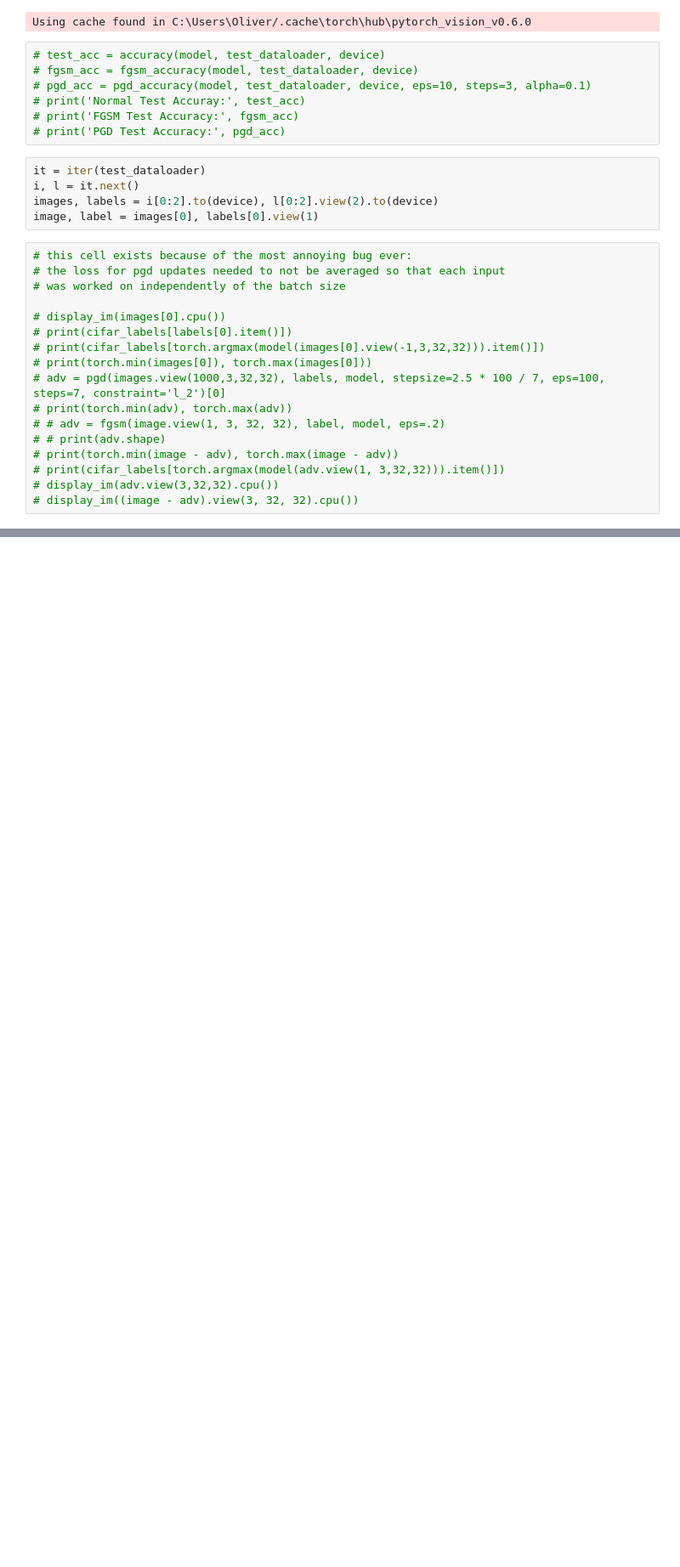
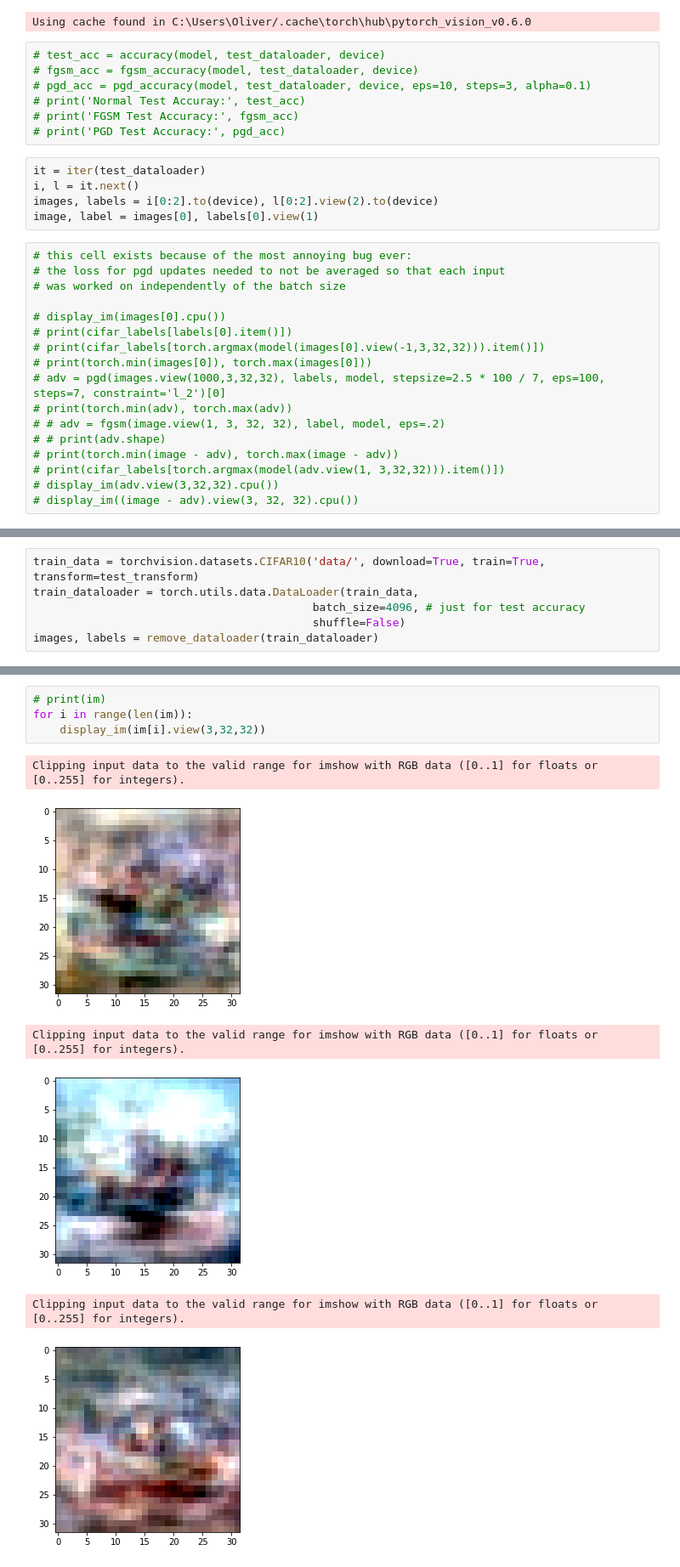
Before and after one commit to Blimeo/nmep-proj, a Jupyter notebook: main.ipynb, the cells around one changed output, grey strips where cells are left out. Shown at 85% size. Drawn from its saved outputs; the diff is of its cells as text; blank space fills up the shorter version.

```diff
--- a/main.ipynb
+++ b/main.ipynb
@@ -156,0 +160,6 @@ ship
+# %%
+train_data = torchvision.datasets.CIFAR10('data/', download=True, train=True, transform=test_transform)
+train_dataloader = torch.utils.data.DataLoader(train_data,
+                                          batch_size=4096, # just for test accuracy
+                                          shuffle=False)
+images, labels = remove_dataloader(train_dataloader)
@@ -156,0 +212,11 @@ ship
+# %%
+# print(im)
+for i in range(len(im)):
+    display_im(im[i].view(3,32,32))
+# %% [output]
+Clipping input data to the valid range for imshow with RGB data ([0..1] for floats or [0..255] for integers).
+[figure, added]
+Clipping input data to the valid range for imshow with RGB data ([0..1] for floats or [0..255] for integers).
+[figure, added]
+Clipping input data to the valid range for imshow with RGB data ([0..1] for floats or [0..255] for integers).
+[figure, added]
```
Also changed, not shown: parts of 11 cells of this notebook, 22 other files.
